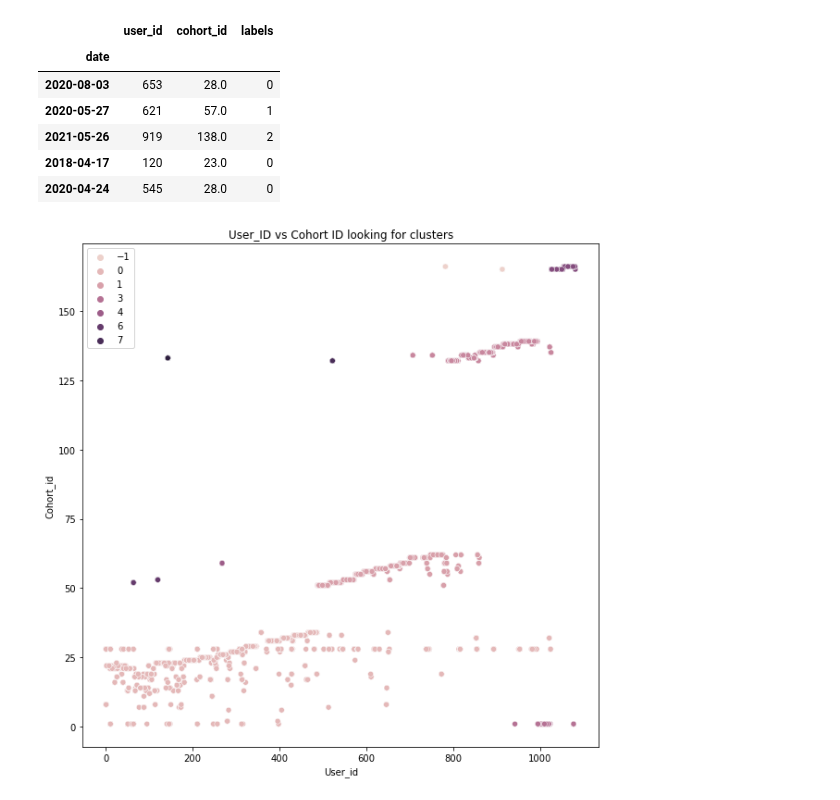
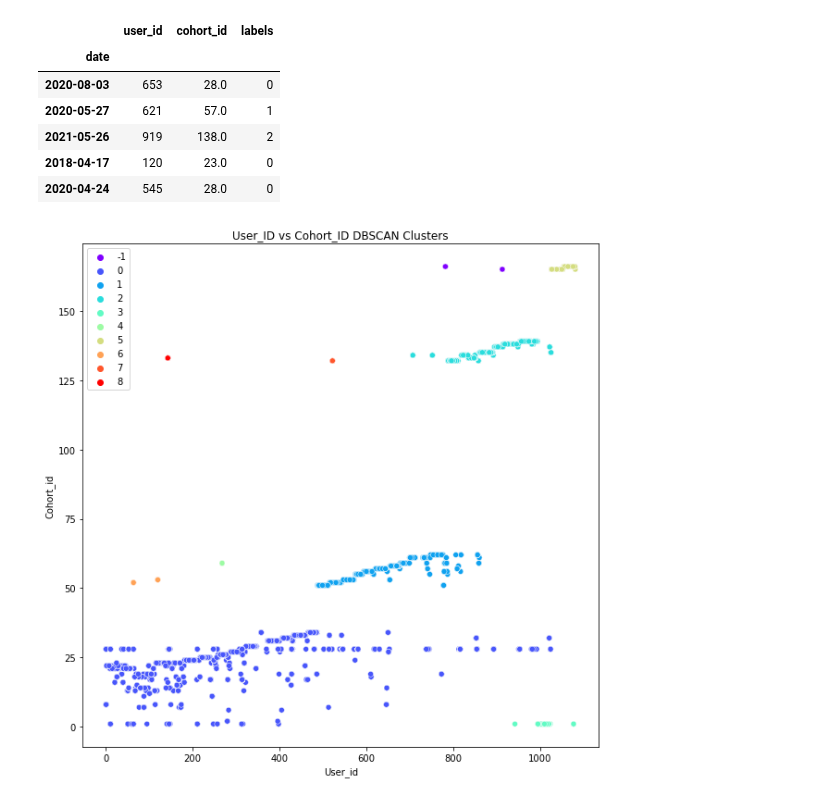
Before and after one commit to ForrestMccrosky/anonmaly_detection_exercises, a Jupyter notebook: anomaly_detection_clustering.ipynb, the cells around one changed output. Drawn from its saved outputs; the diff is of its cells as text; code cells hidden in the pictures.

```diff
--- a/anomaly_detection_clustering.ipynb
+++ b/anomaly_detection_clustering.ipynb
@@ -400,11 +400,12 @@ df[selected_feats + ['labels']].head() ## <-- looking at features and our cluste
 | 2020-04-24 | 545 | 28.0 | 0 |
 # %%
 plt.figure(figsize = (10,10))
-sns.scatterplot(x='user_id',y='cohort_id', hue='labels', data=df)
+sns.scatterplot(x='user_id',y='cohort_id', hue='labels', data=df,
+                palette = 'rainbow', legend = 'full')
 plt.xlabel('User_id')
 plt.ylabel('Cohort_id')
-plt.title('User_ID vs Cohort ID looking for clusters')
+plt.title('User_ID vs Cohort_ID DBSCAN Clusters')
 plt.legend()
 plt.show()
 # %% [output]
-[figure, old version]
+[figure, new version]
```
Also changed, not shown: parts of 2 cells of this notebook, 1 other file.
